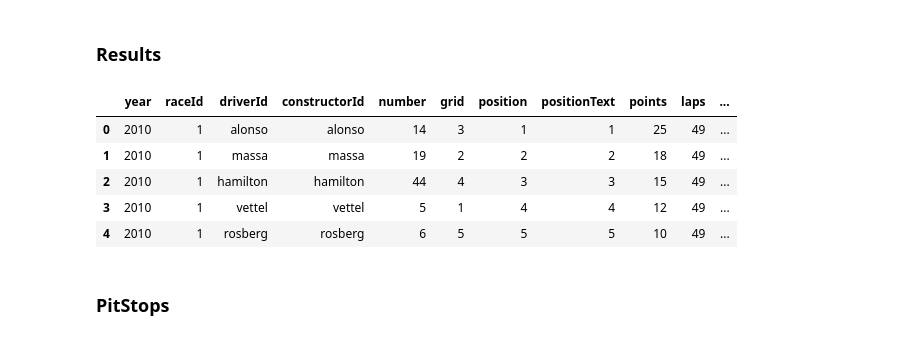
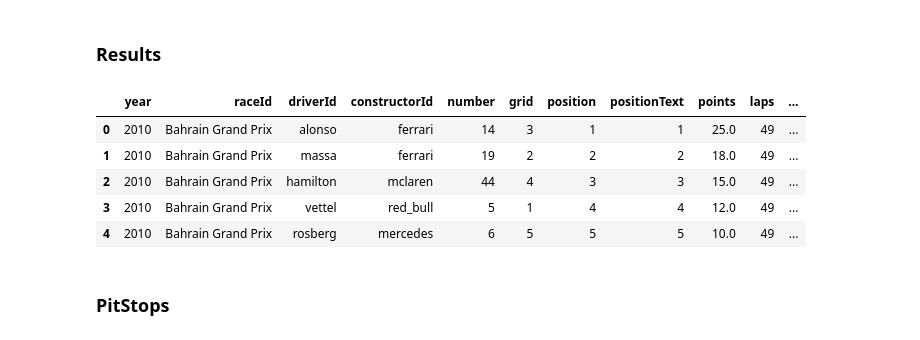
Before and after one commit to alexandertrejo1193/formula-1-data, a Jupyter notebook: f1-analisis.ipynb, the cells around one changed output. Saved outputs shown, nothing was run; the diff lists cells and outputs as text; code cells hidden in the pictures.

```diff
--- a/f1-analisis.ipynb
+++ b/f1-analisis.ipynb
@@ -509,7 +523,7 @@ statuss.head()
 # %%
 results2={"year":[],"raceId":[],"driverId":[],"constructorId":[],"number":[],
              "grid":[],"position":[],"positionText":[],"points":[],"laps":[],"time":[],
-             "miliseconds":[],"fastestLap":[],"fastestLapSpeed":[],"statusId":[],"fastestLapTime":[]}#,"ResultId":[],"positionOrder":[]}
+             "miliseconds":[],"fastestLap":[],"fastestLapSpeed":[],"statusId":[],"fastestLapTime":[],"round":[]}#,"ResultId":[],"positionOrder":[]}
 for year in range(year1,year2):
     url='http://ergast.com/api/f1'
     url1=url+'/{}.json?limit=1000'
@@ -530,52 +544,58 @@ for year in range(year1,year2):
 
         for item in content['MRData']['RaceTable']['Races'][0]['Results']:
             #results2["ResultId"].append()
-            results2["year"].append(content['MRData']['RaceTable']['Races'][0]['season'])
-            results2["raceId"].append(content['MRData']['RaceTable']['Races'][0]['round'])
+            results2["year"].append(int(content['MRData']['RaceTable']['Races'][0]['season']))
+            results2["raceId"].append(content['MRData']['RaceTable']['Races'][0]['raceName'])
+            results2["round"].append(int(content['MRData']['RaceTable']['Races'][0]['round']))
             results2["driverId"].append(item['Driver']['driverId'])
-            results2["constructorId"].append(item['Driver']['driverId'])
+            results2["constructorId"].append(item['Constructor']['constructorId'])
             try:
                 results2["number"].append(item['Driver']['permanentNumber'])
             except:
                 results2["number"].append("")
             results2["grid"].append(item['grid'])
-            results2["position"].append(item['position'])
+            results2["position"].append(int(item['position']))
             results2["positionText"].append(item['positionText'])
             #results2["positionOrder"].append()
-            results2["points"].append(item['points'])
-            results2["laps"].append(item['laps'])
+            results2["points"].append(float(item['points']))
+            results2["laps"].append(int(item['laps']))
             try:
                 results2["time"].append(item['Time']['time'])
             except:
                 results2["time"].append("")
             try:
-                results2["miliseconds"].append(item['Time']['millis'])
+                results2["miliseconds"].append(int(item['Time']['millis']))
             except:
                 results2["miliseconds"].append("")
             try:
-                results2["fastestLap"].append(item['FastestLap']['lap'])
+                results2["fastestLap"].append(int(item['FastestLap']['lap']))
             except:
                 results2["fastestLap"].append("")
             try:
                 results2["fastestLapTime"].append(item['FastestLap']['Time']['time'])
             except:
                 results2["fastestLapTime"].append("")
+            try:
+                results2["fastestLapSpeed"].append(item['FastestLap']['AverageSpeed']['speed'])
+            except:
+                results2["fastestLapSpeed"].append("")
+
             try:
                 results2["statusId"].append(item['status'])
             except:
                 results2["statusId"].append("")
 
 
 resultss2=pd.DataFrame.from_dict(results2,orient='index')
 resultss2=resultss2.transpose()
 resultss2.head()
 # %% [output]
 |  | year | raceId | driverId | constructorId | number | grid | position | positionText | points | laps | ... |
-| 0 | 2010 | 1 | alonso | alonso | 14 | 3 | 1 | 1 | 25 | 49 | ... |
-| 1 | 2010 | 1 | massa | massa | 19 | 2 | 2 | 2 | 18 | 49 | ... |
-| 2 | 2010 | 1 | hamilton | hamilton | 44 | 4 | 3 | 3 | 15 | 49 | ... |
-| 3 | 2010 | 1 | vettel | vettel | 5 | 1 | 4 | 4 | 12 | 49 | ... |
-| 4 | 2010 | 1 | rosberg | rosberg | 6 | 5 | 5 | 5 | 10 | 49 | ... |
+| 0 | 2010 | Bahrain Grand Prix | alonso | ferrari | 14 | 3 | 1 | 1 | 25.0 | 49 | ... |
+| 1 | 2010 | Bahrain Grand Prix | massa | ferrari | 19 | 2 | 2 | 2 | 18.0 | 49 | ... |
+| 2 | 2010 | Bahrain Grand Prix | hamilton | mclaren | 44 | 4 | 3 | 3 | 15.0 | 49 | ... |
+| 3 | 2010 | Bahrain Grand Prix | vettel | red_bull | 5 | 1 | 4 | 4 | 12.0 | 49 | ... |
+| 4 | 2010 | Bahrain Grand Prix | rosberg | mercedes | 6 | 5 | 5 | 5 | 10.0 | 49 | ... |
 # %% [markdown]
 ### PitStops
 # %%
```
Also changed, not shown: parts of 5 cells of this notebook, 5 other files.
